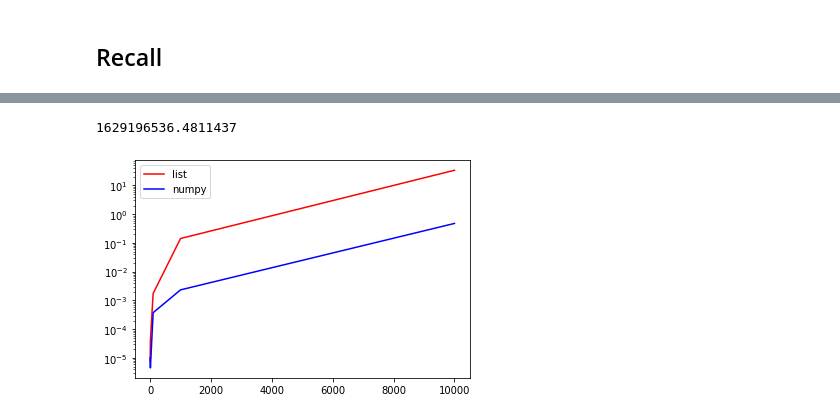
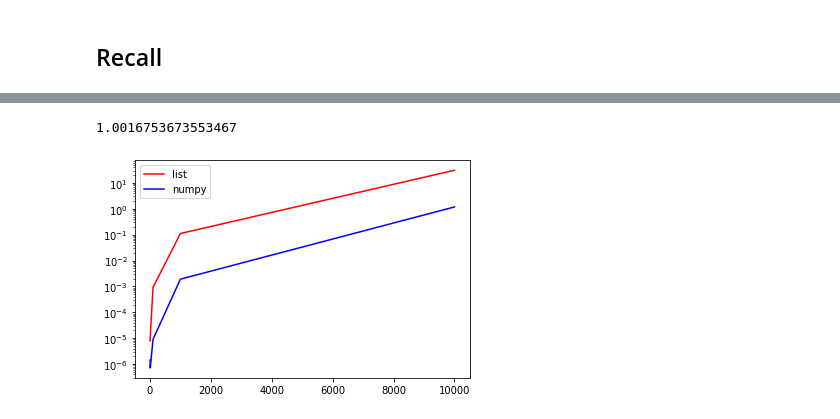
Before and after one commit to vafaei-ar/medical_datascience, a Jupyter notebook: intermediate/ex-recall.ipynb, the cells around one changed output, grey strips where cells are left out. Saved outputs shown, nothing was run; the diff lists cells and outputs as text; code cells hidden in the pictures.

```diff
--- a/intermediate/ex-recall.ipynb
+++ b/intermediate/ex-recall.ipynb
@@ -37,3 +73,0 @@ twice(x)
-# %%
-x = np.zeros((n,n))+1.1
-x
@@ -64,28 +74,33 @@ array([[2.2, 2.2, 2.2, 2.2, 2.2, 2.2, 2.2, 2.2, 2.2, 2.2],
-# %%
-time()
-# %% [output]
-1629196536.4811437
-# %%
-dts_l = []
-for n in [1,10,100,1000,10000]:
-    x = n*[n*[1.1]]
-    t0 = time()
-
-    twice(x)
-
-    dts_l.append(time()-t0)
-# %%
-dts_np = []
-for n in [1,10,100,1000,10000]:
-    x = np.zeros((n,n))+1.1
-    t0 = time()
-    x+x
-    dts_np.append(time()-t0)
+# %%
+t0 = time()
+sleep(1)
+time()-t0
+# %% [output]
+1.0016753673553467
+# %%
+lxs = [5,10,100,1000,10000]
+
+dts_l = []
+dts_n = []
+
+for lx in lxs:
+    x = lx*[lx*[1.]]
+    t0 = time()
+    list_addition(x,x)
+    dt = time()-t0
+    dts_l.append(dt)
+
+    x = np.zeros((lx,lx))+1
+    t0 = time()
+    x+x
+    dt = time()-t0
+    dts_n.append(dt)
 # %%
-plt.plot([1,10,100,1000,10000],dts_l,color='red',label='list')
-plt.plot([1,10,100,1000,10000],dts_np,color='blue',label='numpy')
+import pylab as plt
 
+plt.plot(lxs,dts_l,color='r',label='list')
+plt.plot(lxs,dts_n,color='b',label='numpy')
 plt.legend()
 plt.yscale('log')
 # %% [output]
-[figure, old version]
+[figure, new version]
```
Also changed, not shown: parts of 16 cells of this notebook, 1 other file.
